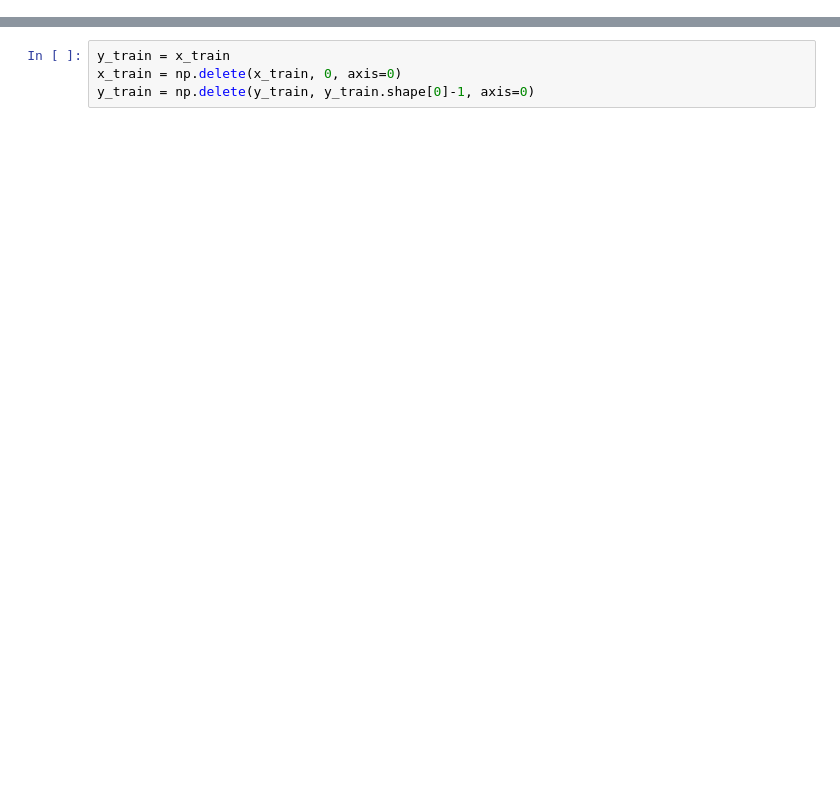
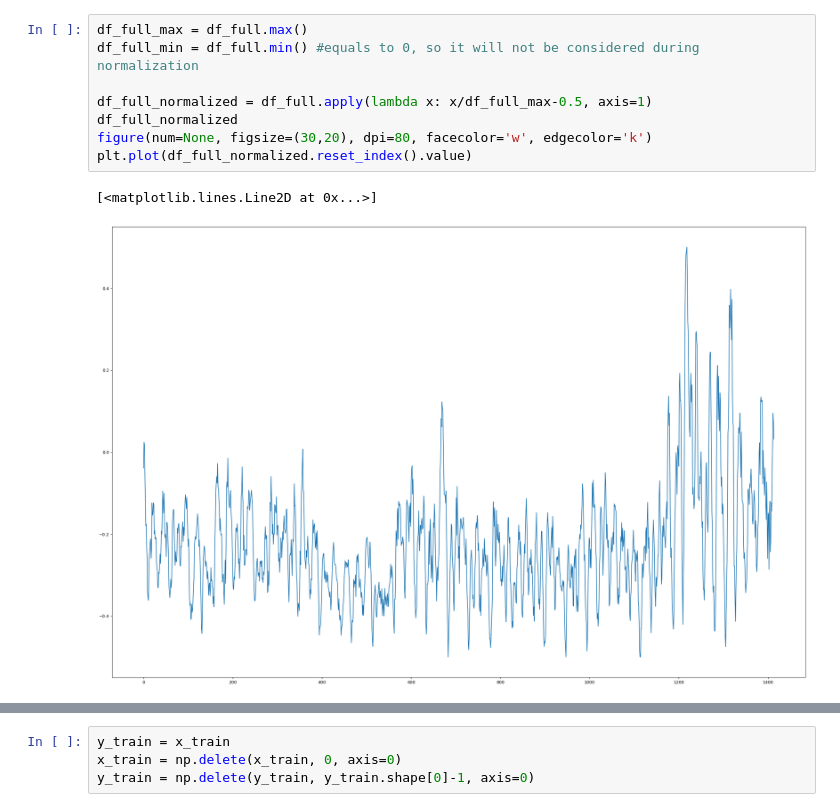
Before and after one commit to DawidSitnik/Anomaly-Detection-in-Time-Series-Datasets, a Jupyter notebook: LSTM_approach.ipynb, the cells around one changed output, grey strips where cells are left out. Saved outputs shown, nothing was run; the diff lists cells and outputs as text; blank space fills up the shorter version.

```diff
--- a/LSTM_approach.ipynb
+++ b/LSTM_approach.ipynb
@@ -65,0 +73,11 @@ plt.plot(df_full.reset_index().value)
+# %%
+df_full_max = df_full.max()
+df_full_min = df_full.min() #equals to 0, so it will not be considered during normalization
+
+df_full_normalized = df_full.apply(lambda x: x/df_full_max-0.5, axis=1)
+df_full_normalized
+figure(num=None, figsize=(30,20), dpi=80, facecolor='w', edgecolor='k')
+plt.plot(df_full_normalized.reset_index().value)
+# %% [output]
+[<matplotlib.lines.Line2D at 0x...>]
+[figure, added]
```
Also changed, not shown: parts of 20 cells of this notebook.
